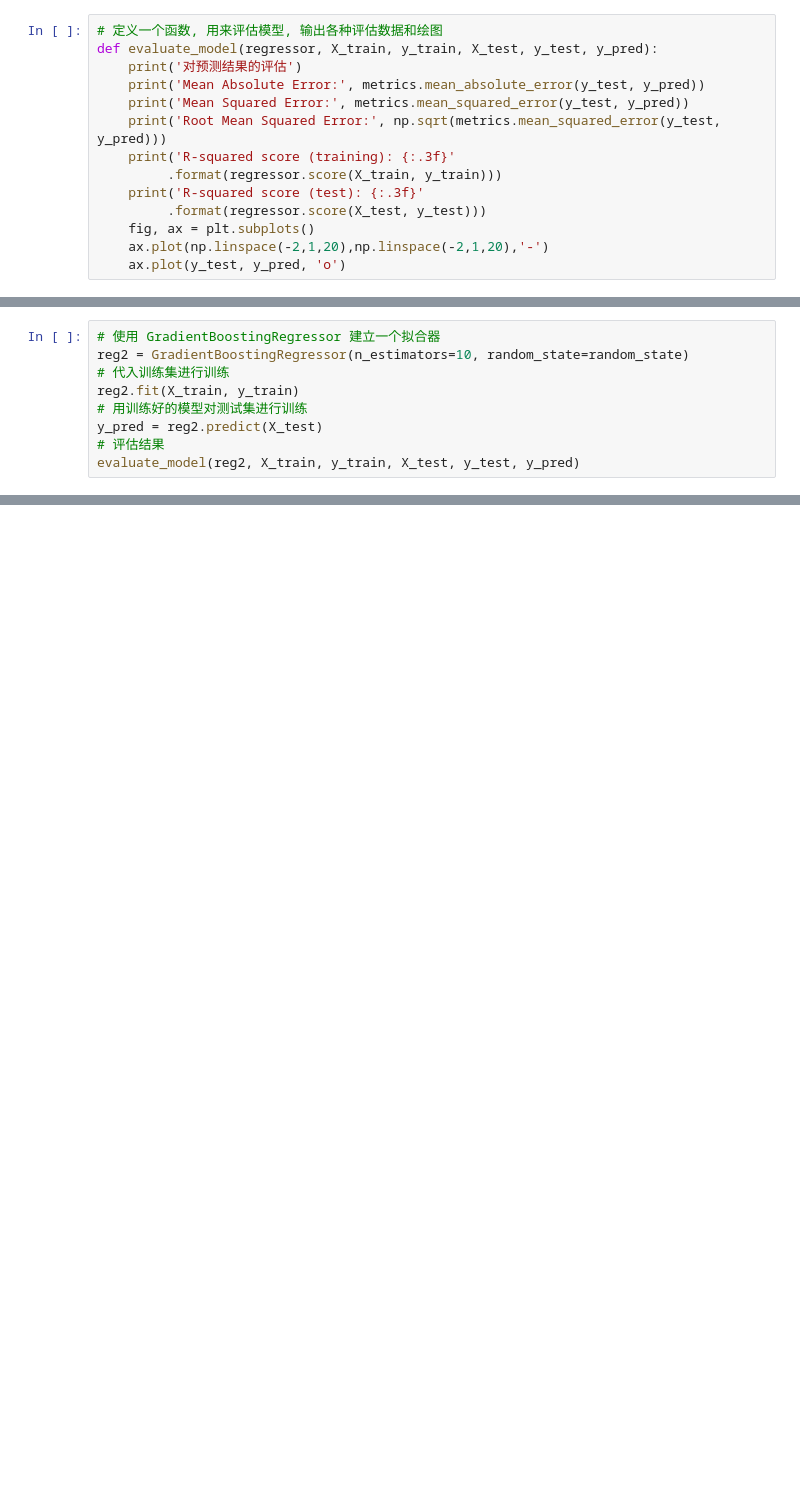
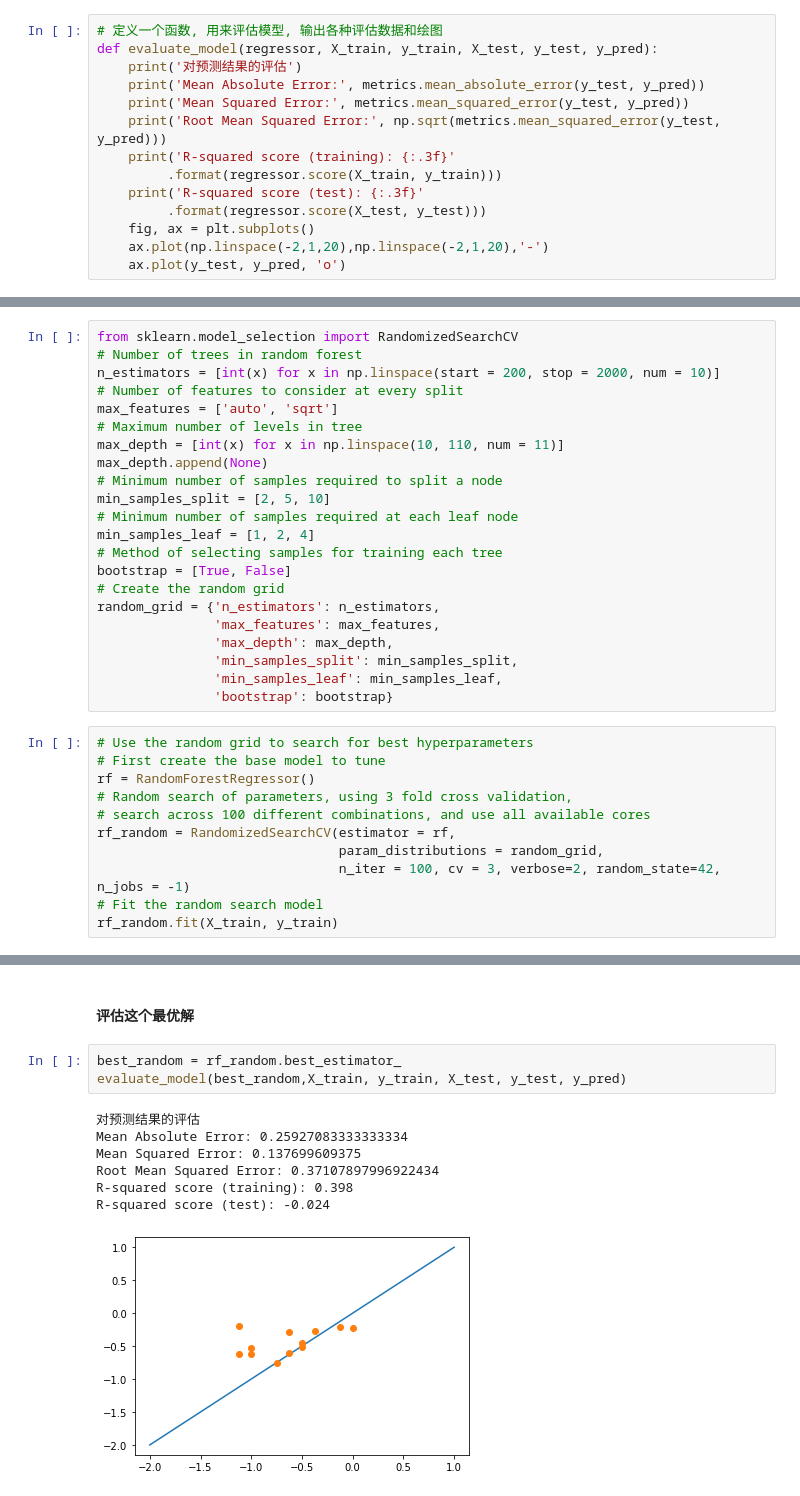
Before and after one commit to goldengrape/IOL-calculate-for-nanophthalmos, a Jupyter notebook: IOL_calc_for_nanophthalmo.ipynb, the cells around one changed output, grey strips where cells are left out. Drawn from its saved outputs; the diff is of its cells as text; blank space fills up the shorter version.

Commit message:
add grid search

```diff
--- a/IOL_calc_for_nanophthalmo.ipynb
+++ b/IOL_calc_for_nanophthalmo.ipynb
@@ -240,9 +264,0 @@ from sklearn.ensemble import GradientBoostingRegressor
-# %%
-# 使用 GradientBoostingRegressor 建立一个拟合器
-reg2 = GradientBoostingRegressor(n_estimators=10, random_state=random_state)
-# 代入训练集进行训练
-reg2.fit(X_train, y_train)
-# 用训练好的模型对测试集进行训练
-y_pred = reg2.predict(X_test)
-# 评估结果
-evaluate_model(reg2, X_train, y_train, X_test, y_test, y_pred)
@@ -256,0 +302,33 @@ R-squared score (test): -0.618
+# %%
+from sklearn.model_selection import RandomizedSearchCV
+# Number of trees in random forest
+n_estimators = [int(x) for x in np.linspace(start = 200, stop = 2000, num = 10)]
+# Number of features to consider at every split
+max_features = ['auto', 'sqrt']
+# Maximum number of levels in tree
+max_depth = [int(x) for x in np.linspace(10, 110, num = 11)]
+max_depth.append(None)
+# Minimum number of samples required to split a node
+min_samples_split = [2, 5, 10]
+# Minimum number of samples required at each leaf node
+min_samples_leaf = [1, 2, 4]
+# Method of selecting samples for training each tree
+bootstrap = [True, False]
+# Create the random grid
+random_grid = {'n_estimators': n_estimators,
+               'max_features': max_features,
+               'max_depth': max_depth,
+               'min_samples_split': min_samples_split,
+               'min_samples_leaf': min_samples_leaf,
+               'bootstrap': bootstrap}
+# %%
+# Use the random grid to search for best hyperparameters
+# First create the base model to tune
+rf = RandomForestRegressor()
+# Random search of parameters, using 3 fold cross validation,
+# search across 100 different combinations, and use all available cores
+rf_random = RandomizedSearchCV(estimator = rf,
+                               param_distributions = random_grid,
+                               n_iter = 100, cv = 3, verbose=2, random_state=42, n_jobs = -1)
+# Fit the random search model
+rf_random.fit(X_train, y_train)
@@ -256,0 +369,13 @@ R-squared score (test): -0.618
+# %% [markdown]
+#### 评估这个最优解
+# %%
+best_random = rf_random.best_estimator_
+evaluate_model(best_random,X_train, y_train, X_test, y_test, y_pred)
+# %% [output]
+对预测结果的评估
+Mean Absolute Error: 0.25927083333333334
+Mean Squared Error: 0.137699609375
+Root Mean Squared Error: 0.37107897996922434
+R-squared score (training): 0.398
+R-squared score (test): -0.024
+[figure, added]
```
Also changed, not shown: parts of 27 cells of this notebook.
